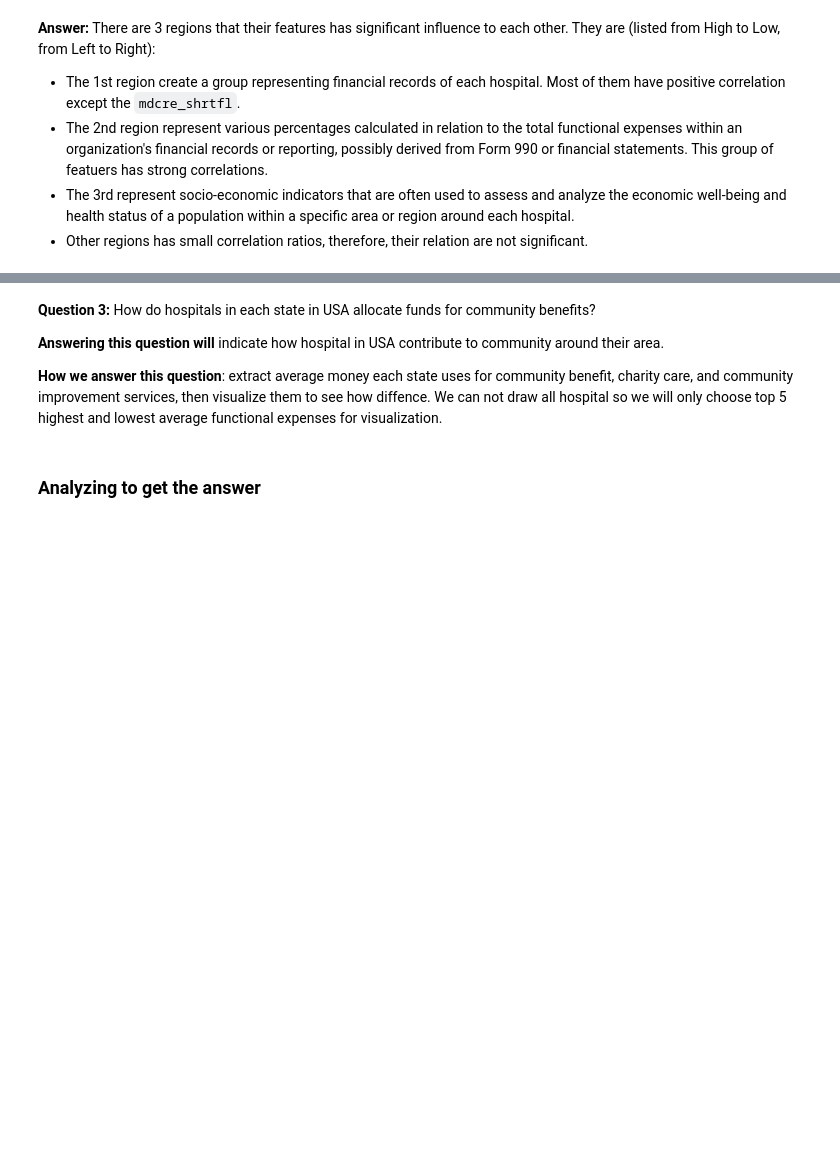
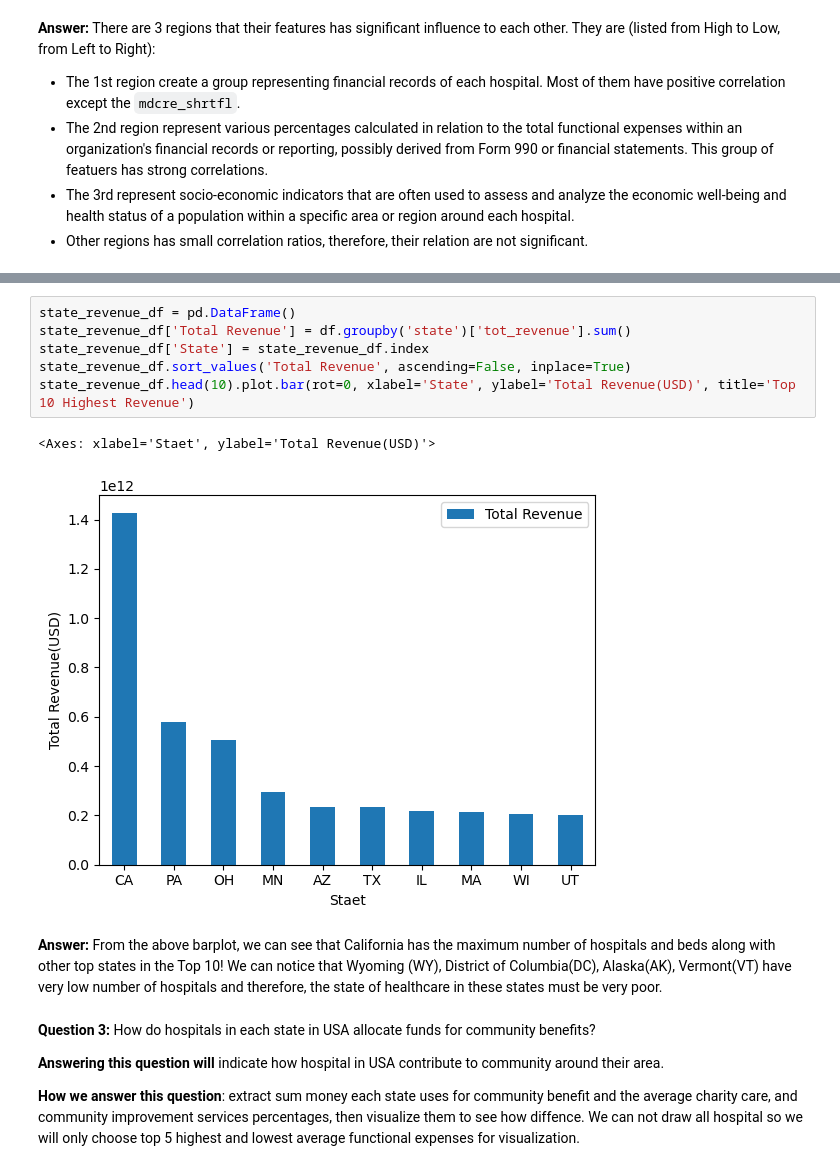
Before and after one commit to gigachad0209/Final-Project---NMKHDL, a Jupyter notebook: eda.ipynb, the cells around one changed output, grey strips where cells are left out. Drawn from its saved outputs; the diff is of its cells as text; blank space fills up the shorter version.

```diff
--- a/eda.ipynb
+++ b/eda.ipynb
@@ -77,10 +87,19 @@ plt.show()
+# %%
+state_revenue_df = pd.DataFrame()
+state_revenue_df['Total Revenue'] = df.groupby('state')['tot_revenue'].sum()
+state_revenue_df['State'] = state_revenue_df.index
+state_revenue_df.sort_values('Total Revenue', ascending=False, inplace=True)
+state_revenue_df.head(10).plot.bar(rot=0, xlabel='State', ylabel='Total Revenue(USD)', title='Top 10 Highest Revenue')
+# %% [output]
+<Axes: xlabel='Staet', ylabel='Total Revenue(USD)'>
+[figure, added]
+# %% [markdown]
+**Answer:** From the above barplot, we can see that California has the maximum number of hospitals and beds along with other top states in the Top 10! We can notice that Wyoming (WY), District of Columbia(DC), Alaska(AK), Vermont(VT) have very low number of hospitals and therefore, the state of healthcare in these states must be very poor.
 # %% [markdown]
 **Question 3:** How do hospitals in each state in USA allocate funds for community benefits?
 
 **Answering this question will** indicate how hospital in USA contribute to community around their area.
 
-**How we answer this question**: extract average money each state uses for community benefit, charity care, and community improvement services, then visualize them to see how diffence. We can not draw all hospital so we will only choose top 5 highest and lowest average functional expenses for visualization.
+**How we answer this question**: extract sum money each state uses for community benefit and the average charity care, and community improvement services percentages, then visualize them to see how diffence. We can not draw all hospital so we will only choose top 5 highest and lowest average functional expenses for visualization.
-# %% [markdown]
-### Analyzing to get the answer
 # %%
 state_df = pd.DataFrame()
```
Also changed, not shown: parts of 16 cells of this notebook, 1 other file.
